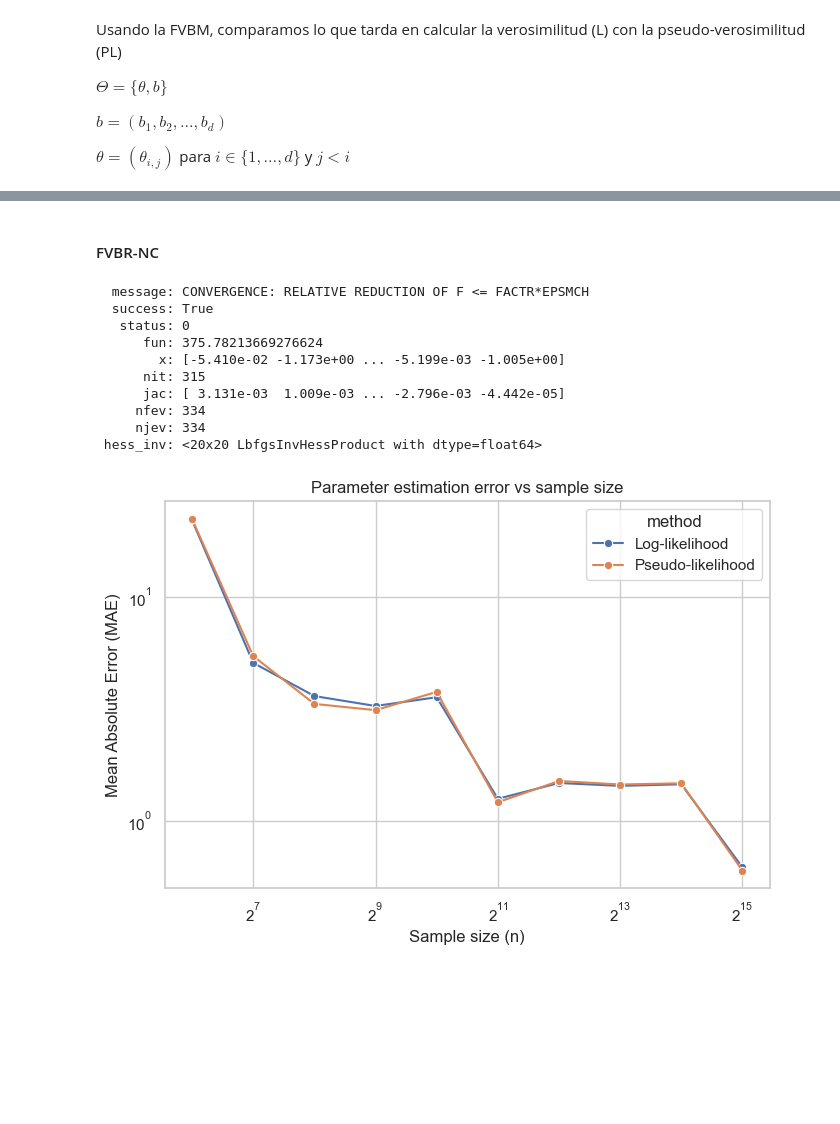
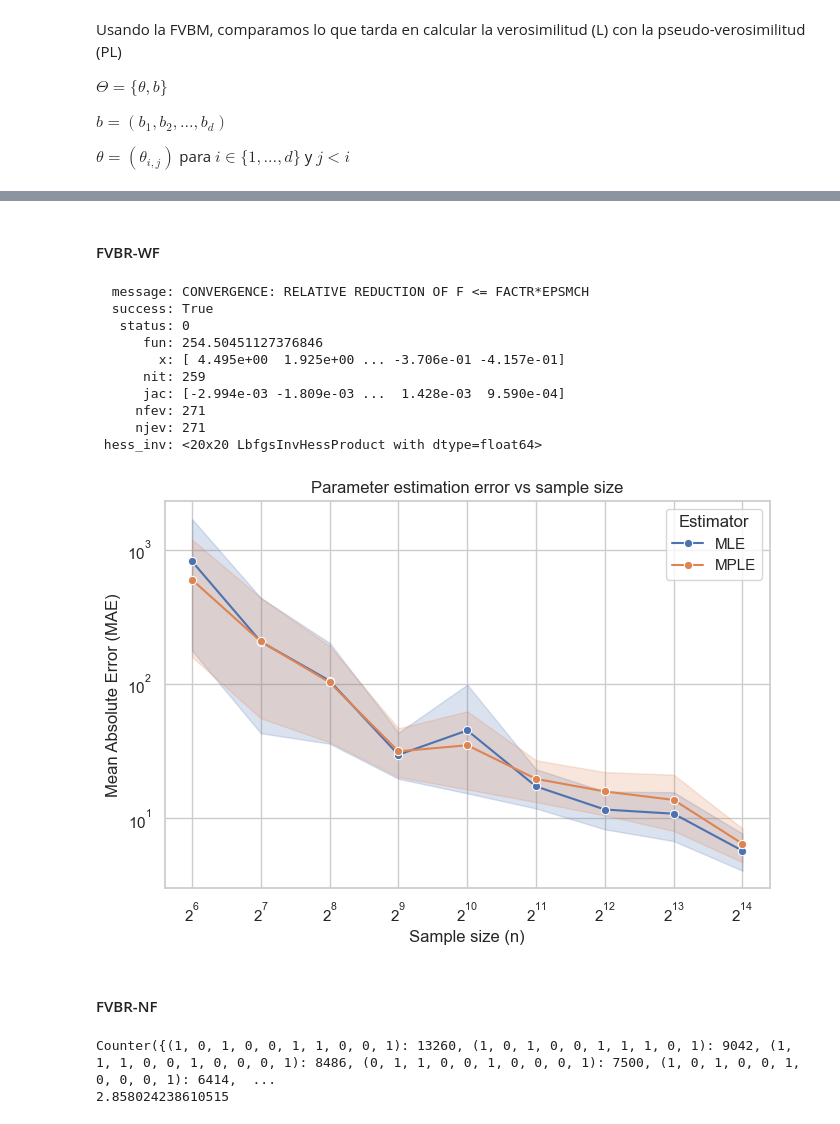
Before and after one commit to dmkla10/tesis, a Jupyter notebook: main.ipynb, the cells around one changed output, grey strips where cells are left out. Cells and saved outputs as stored; diff of their text form; code cells hidden in the pictures; blank space fills up the shorter version.

Commit message:
consistency test for models 0, 1 and 2

```diff
--- a/main.ipynb
+++ b/main.ipynb
@@ -119,5 +122,5 @@ plt.show()
 # %% [markdown]
-#### FVBR-NC
+#### FVBR-WF
 # %%
 import numpy as np
 from random import random
@@ -137,10 +140,10 @@ assert(len(alpha) == d)
 params_true = {"b":b,"alpha":alpha}
 # %%
 from importlib import reload
-import models.fvbr_nc as fvbr_nc
-reload(fvbr_nc)
+import models.fvbr_wf as fvbr_wf
+reload(fvbr_wf)
 
-fvbr1 = fvbr_nc.FVBR_NC(parameters=params_true, d=d)
+fvbr1 = fvbr_wf.FVBR_WF(parameters=params_true, d=d)
 
 fvbr1.sample(size=100)
 
@@ -149,11 +152,11 @@ fvbr1.fit_logl()
   message: CONVERGENCE: RELATIVE REDUCTION OF F <= FACTR*EPSMCH
   success: True
    status: 0
-      fun: 375.78213669276624
-        x: [-5.410e-02 -1.173e+00 ... -5.199e-03 -1.005e+00]
-      nit: 315
-      jac: [ 3.131e-03  1.009e-03 ... -2.796e-03 -4.442e-05]
-     nfev: 334
-     njev: 334
+      fun: 254.50451127376846
+        x: [ 4.495e+00  1.925e+00 ... -3.706e-01 -4.157e-01]
+      nit: 259
+      jac: [-2.994e-03 -1.809e-03 ...  1.428e-03  9.590e-04]
+     nfev: 271
+     njev: 271
  hess_inv: <20x20 LbfgsInvHessProduct with dtype=float64>
 # %%
@@ -189,34 +201,34 @@ for n_ in tqdm(n):
 # %%
 import pandas as pd
 
-df = pd.DataFrame({
-    "n": n + n,
-    "MAE": MAE_l + MAE_pl,
-    "method": ["Log-likelihood"] * len(n) + ["Pseudo-likelihood"] * len(n)
-})
+
+df_fvbr_wf = pd.DataFrame.from_dict(MAE_fvbr_wf)
+df_fvbr_wf.to_csv("results/MLEvMPLE/fvbr_wf.csv", index=False)
 
 import seaborn as sns
 import matplotlib.pyplot as plt
 
 sns.set_theme(style="whitegrid")
 
 plt.figure(figsize=(7,5))
 sns.lineplot(
-    data=df,
+    data=df_fvbr_wf,
     x="n",
     y="MAE",
-    hue="method",
+    hue="Estimator",
     marker="o"
 )
 
 plt.xscale("log", base=2)
 plt.yscale("log")
 
 plt.xlabel("Sample size (n)")
 plt.ylabel("Mean Absolute Error (MAE)")
 plt.title("Parameter estimation error vs sample size")
 
 plt.tight_layout()
 plt.show()
 # %% [output]
-[figure, old version]
+[figure, new version]
+# %% [markdown]
+#### FVBR-NF
@@ -222,0 +260,15 @@ plt.show()
+# %%
+from importlib import reload
+from collections import Counter
+import models.fvbr_nf as fvbr_nf
+reload(fvbr_nf)
+
+fvbr2 = fvbr_nf.FVBR_NF(parameters=params_true, nodes_features=V, d=d, c=c)
+fvbr2.sample(size=100000)
+print(Counter(fvbr2.samples))
+
+fvbr2.fit_logpl()
+print(fvbr2.pl_params_diff.sum())
+# %% [output]
+Counter({(1, 0, 1, 0, 0, 1, 1, 0, 0, 1): 13260, (1, 0, 1, 0, 0, 1, 1, 1, 0, 1): 9042, (1, 1, 1, 0, 0, 1, 0, 0, 0, 1): 8486, (0, 1, 1, 0, 0, 1, 0, 0, 0, 1): 7500, (1, 0, 1, 0, 0, 1, 0, 0, 0, 1): 6414,  ...
+2.858024238610515
```
Also changed, not shown: parts of 10 cells of this notebook, 6 other files.
